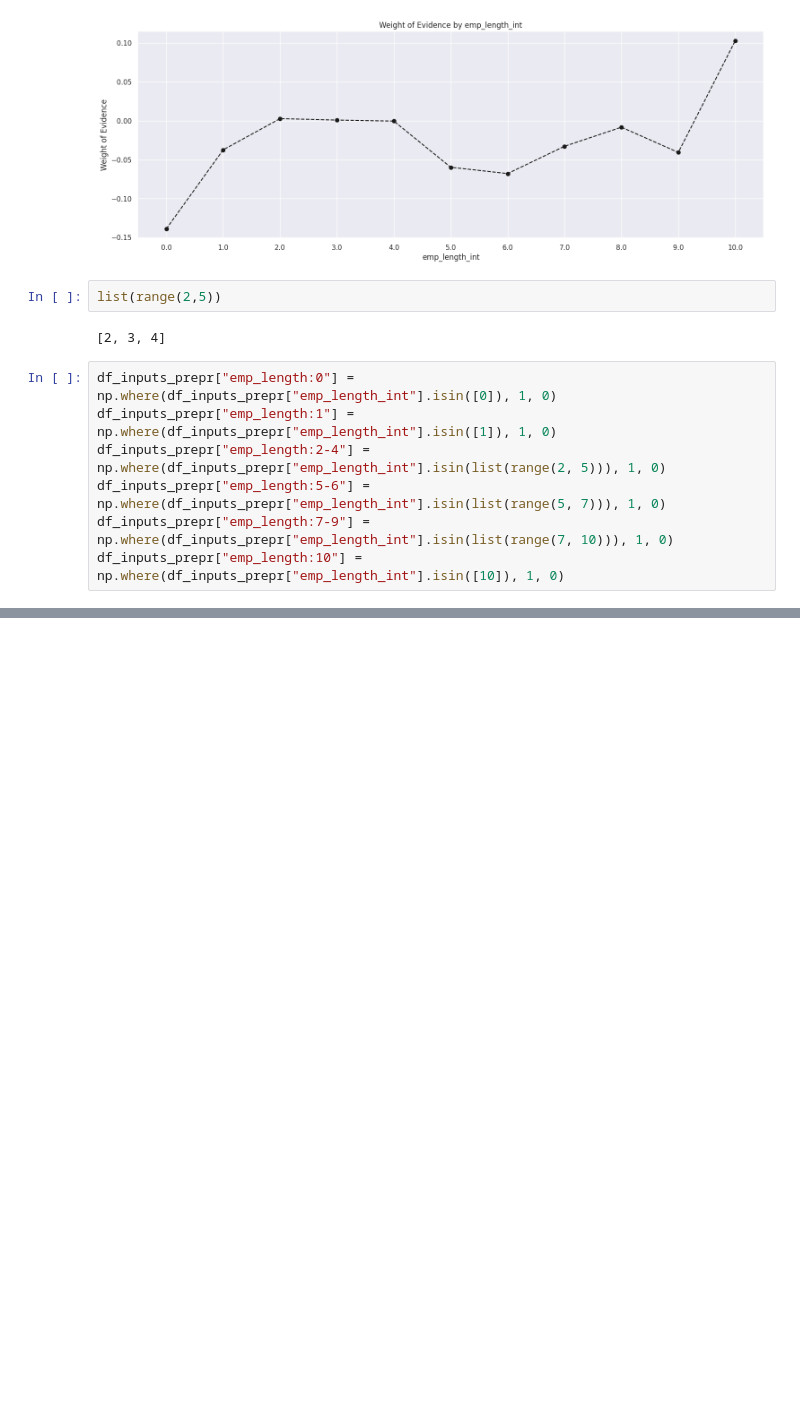
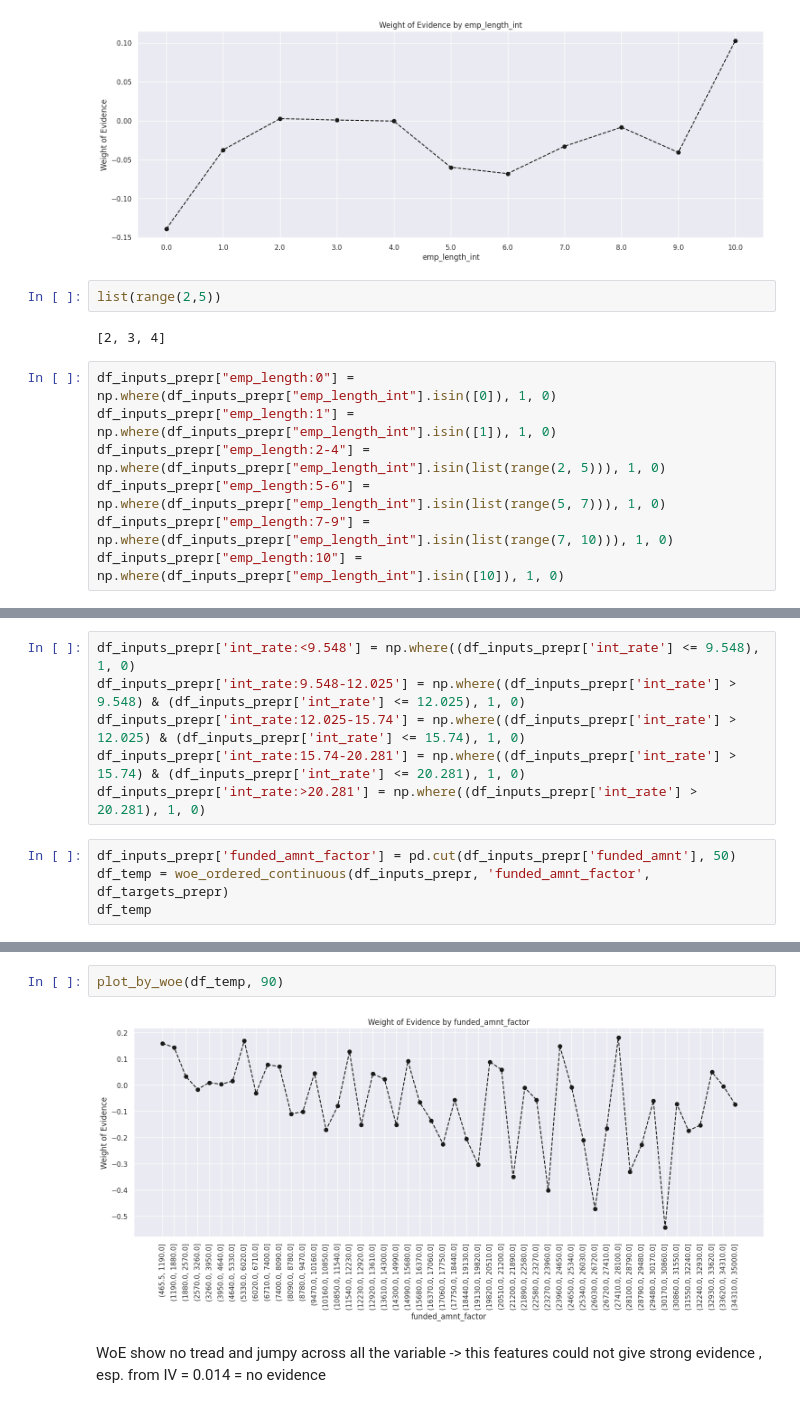
Before and after one commit to pbdanny/PythonProject, a Jupyter notebook: credit_risk_modeling/notebook/CreditRiskModeling_Preparation_4.ipynb, the cells around one changed output, grey strips where cells are left out. Drawn from its saved outputs; the diff is of its cells as text; blank space fills up the shorter version.

```diff
--- a/credit_risk_modeling/notebook/CreditRiskModeling_Preparation_4.ipynb
+++ b/credit_risk_modeling/notebook/CreditRiskModeling_Preparation_4.ipynb
@@ -712,0 +788,10 @@ df_inputs_prepr["emp_length:10"] = np.where(df_inputs_prepr["emp_length_int"].is
+# %%
+df_inputs_prepr['int_rate:<9.548'] = np.where((df_inputs_prepr['int_rate'] <= 9.548), 1, 0)
+df_inputs_prepr['int_rate:9.548-12.025'] = np.where((df_inputs_prepr['int_rate'] > 9.548) & (df_inputs_prepr['int_rate'] <= 12.025), 1, 0)
+df_inputs_prepr['int_rate:12.025-15.74'] = np.where((df_inputs_prepr['int_rate'] > 12.025) & (df_inputs_prepr['int_rate'] <= 15.74), 1, 0)
+df_inputs_prepr['int_rate:15.74-20.281'] = np.where((df_inputs_prepr['int_rate'] > 15.74) & (df_inputs_prepr['int_rate'] <= 20.281), 1, 0)
+df_inputs_prepr['int_rate:>20.281'] = np.where((df_inputs_prepr['int_rate'] > 20.281), 1, 0)
+# %%
+df_inputs_prepr['funded_amnt_factor'] = pd.cut(df_inputs_prepr['funded_amnt'], 50)
+df_temp = woe_ordered_continuous(df_inputs_prepr, 'funded_amnt_factor', df_targets_prepr)
+df_temp
@@ -712,0 +816,6 @@ df_inputs_prepr["emp_length:10"] = np.where(df_inputs_prepr["emp_length_int"].is
+# %%
+plot_by_woe(df_temp, 90)
+# %% [output]
+[figure, added]
+# %% [markdown]
+WoE show no tread and jumpy across all the variable -> this features could not give strong evidence , esp. from IV = 0.014 = no evidence
```
Also changed, not shown: parts of 11 cells of this notebook.
